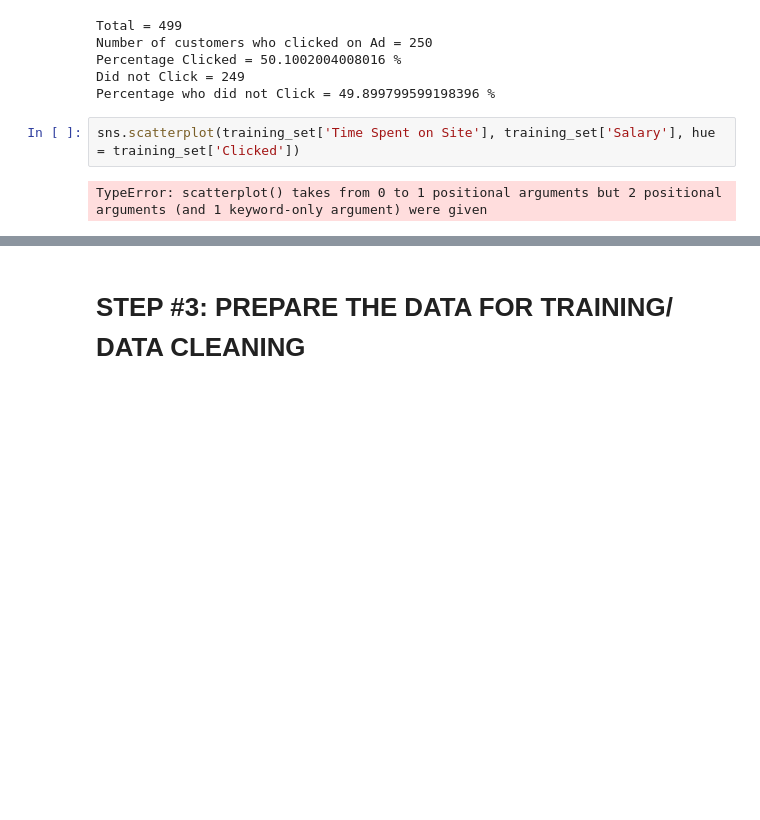
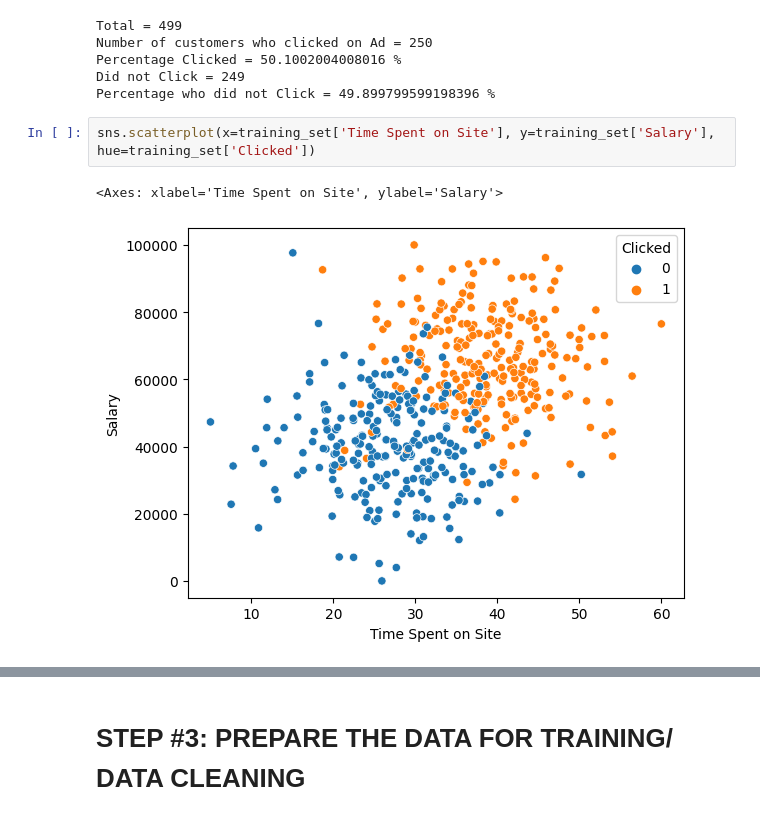
Before and after one commit to ZichKoding/Machine_Learning_Regression_Masterclass_in_Python, a Jupyter notebook: 7. Logisitic Regression/Logistic Regression - Predict Customer clicks on FB ads - Solution.ipynb, the cells around one changed output, grey strips where cells are left out. Saved outputs shown, nothing was run; the diff lists cells and outputs as text; blank space fills up the shorter version.

```diff
--- a/7. Logisitic Regression/Logistic Regression - Predict Customer clicks on FB ads - Solution.ipynb
+++ b/7. Logisitic Regression/Logistic Regression - Predict Customer clicks on FB ads - Solution.ipynb
@@ -75,9 +75,10 @@ Percentage Clicked = 50.1002004008016 %
 Did not Click = 249
 Percentage who did not Click = 49.899799599198396 %
 # %%
-sns.scatterplot(training_set['Time Spent on Site'], training_set['Salary'], hue = training_set['Clicked'])
+sns.scatterplot(x=training_set['Time Spent on Site'], y=training_set['Salary'], hue=training_set['Clicked'])
 # %% [output]
-TypeError: scatterplot() takes from 0 to 1 positional arguments but 2 positional arguments (and 1 keyword-only argument) were given
+<Axes: xlabel='Time Spent on Site', ylabel='Salary'>
+[figure, added]
 # %%
 plt.figure(figsize=(5, 5))
 sns.boxplot(x='Clicked', y='Salary',data=training_set)
```
Also changed, not shown: parts of 15 cells of this notebook.
